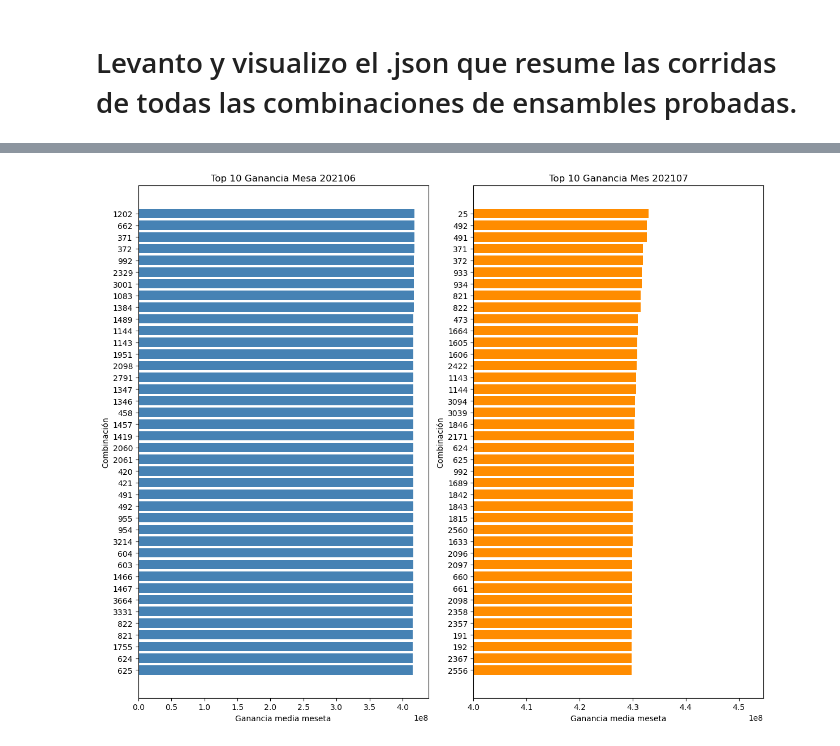
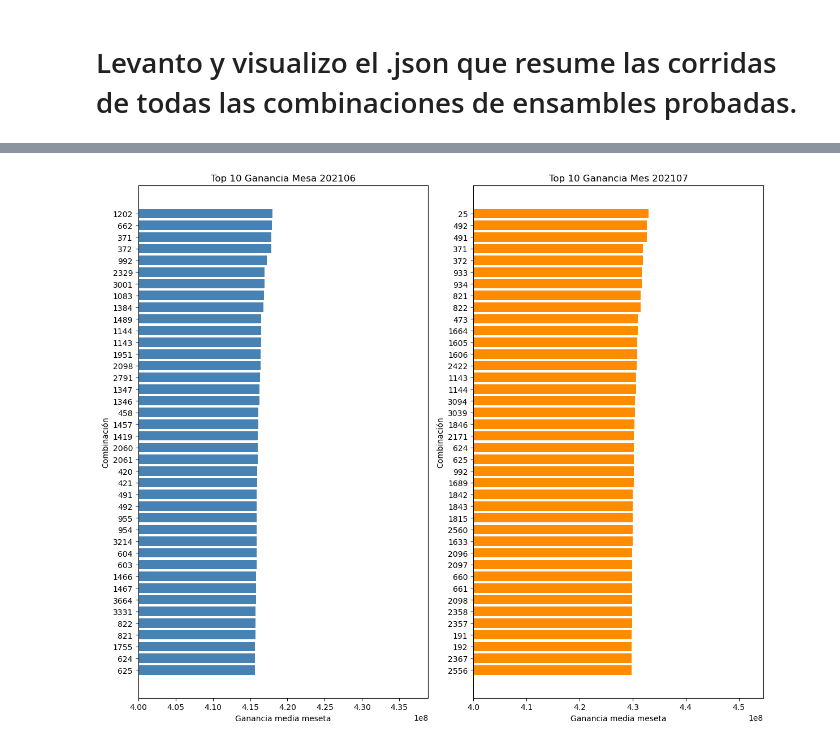
Before and after one commit to ybarnatan/DMEyF_Comp03_Config03, a Jupyter notebook: evaluacion_ensambles.ipynb, the cells around one changed output, grey strips where cells are left out. Saved outputs shown, nothing was run; the diff lists cells and outputs as text; code cells hidden in the pictures.

```diff
--- a/evaluacion_ensambles.ipynb
+++ b/evaluacion_ensambles.ipynb
@@ -49,44 +43,45 @@ plt.show()
 # %%
 import matplotlib.pyplot as plt
 import pandas as pd
 
 # Suponemos que ya tenés:
 # df = pd.DataFrame(rows)
 
 # --- 1. Top 10 por ganancia en 202106 ---
 top10_06 = df[['combinacion', 'ganancia_202106']] \
     .dropna() \
     .sort_values('ganancia_202106', ascending=False) \
     .head(40)
 
 # --- 2. Top 10 por ganancia en 202107 ---
 top10_07 = df[['combinacion', 'ganancia_202107']] \
     .dropna() \
     .sort_values('ganancia_202107', ascending=False) \
     .head(40)
 
 # --- 3. Gráficos ---
 
 plt.figure(figsize=(12, 10))
 
 # --- Barplot 202106 ---
-plt.subplot(1, 2, 1)
-plt.barh(top10_06['combinacion'], top10_06['ganancia_202106'], color='steelblue')
-plt.gca().invert_yaxis()  # Para que el mayor quede arriba
-plt.title("Top 10 Ganancia Mesa 202106")
-plt.xlabel("Ganancia media meseta")
-plt.ylabel("Combinación")
+ax1 = plt.subplot(1, 2, 1)
+ax1.barh(top10_06['combinacion'], top10_06['ganancia_202106'], color='steelblue')
+ax1.invert_yaxis()  # Mayor arriba
+ax1.set_title("Top 10 Ganancia Mesa 202106")
+ax1.set_xlabel("Ganancia media meseta")
+ax1.set_ylabel("Combinación")
+ax1.set_xlim(4e8, top10_06['ganancia_202106'].max() * 1.05)  # Desde 400M hasta un poco más que el máximo
 
 # --- Barplot 202107 ---
-plt.subplot(1, 2, 2)
-plt.barh(top10_07['combinacion'], top10_07['ganancia_202107'], color='darkorange')
-plt.gca().invert_yaxis()
-plt.title("Top 10 Ganancia Mes 202107")
-plt.xlabel("Ganancia media meseta")
-plt.ylabel("Combinación")
-plt.xlim(4e8, None)   # Desde 400.000.000 hasta el máximo que aparezca
+ax2 = plt.subplot(1, 2, 2)
+ax2.barh(top10_07['combinacion'], top10_07['ganancia_202107'], color='darkorange')
+ax2.invert_yaxis()
+ax2.set_title("Top 10 Ganancia Mes 202107")
+ax2.set_xlabel("Ganancia media meseta")
+ax2.set_ylabel("Combinación")
+ax2.set_xlim(4e8, top10_07['ganancia_202107'].max() * 1.05)
 
 plt.tight_layout()
 plt.show()
 # %% [output]
-[figure, old version]
+[figure, new version]
```
Also changed, not shown: parts of 1 cell of this notebook.
